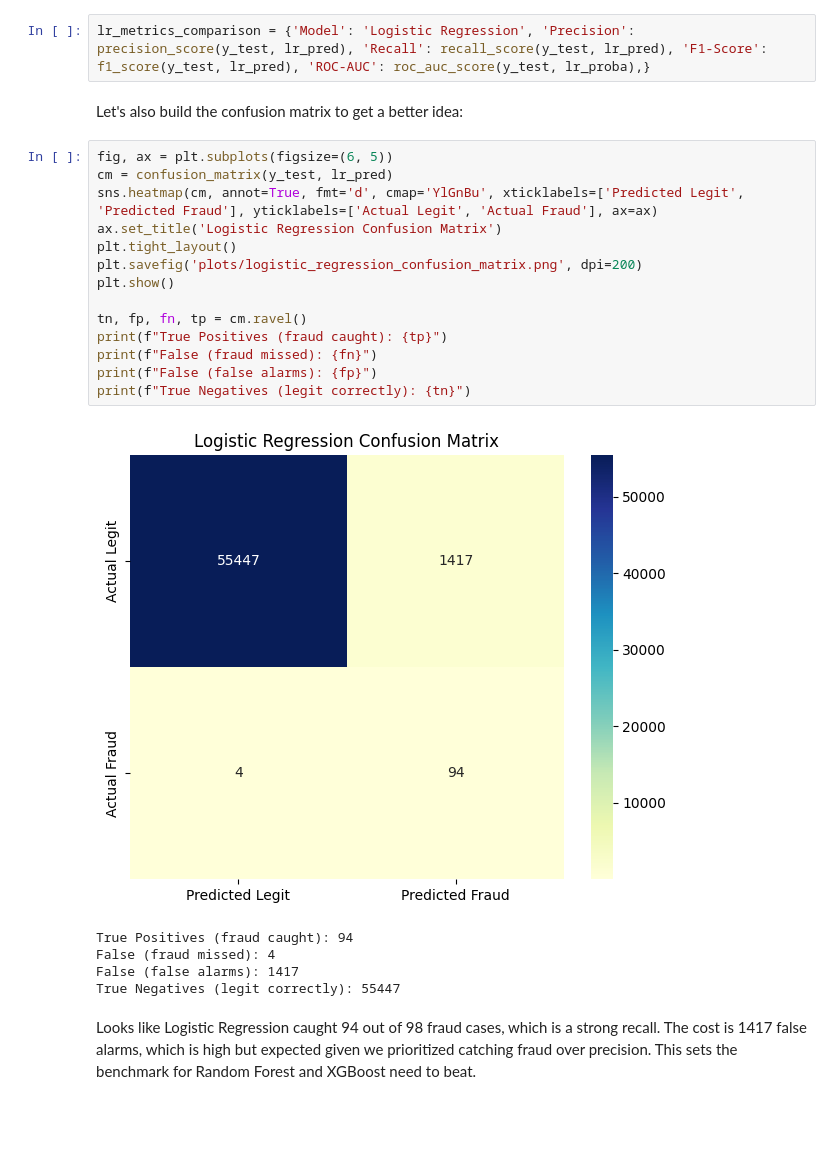
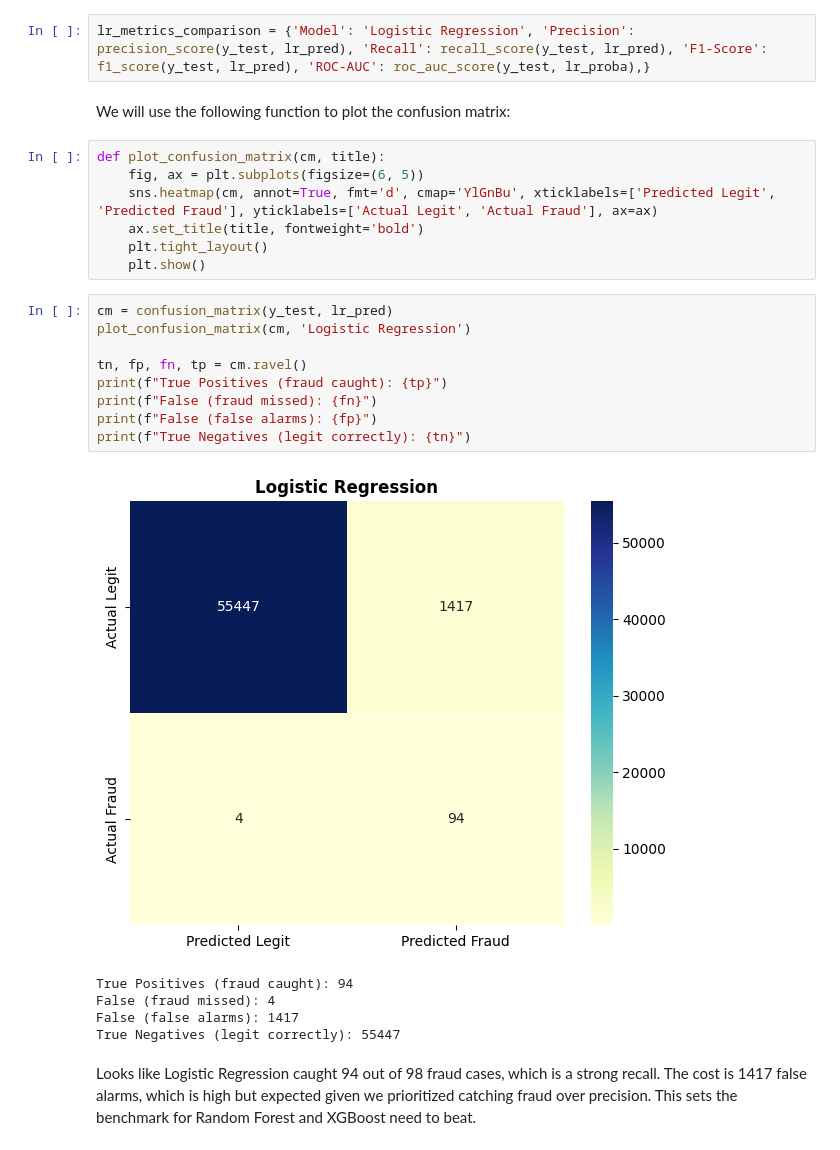
Before and after one commit to ShawarmaOnGit/ML-Assessment, a Jupyter notebook: credit_card_fraud_detection.ipynb, the cells around one changed output. Cells and saved outputs as stored; diff of their text form; blank space fills up the shorter version.

```diff
--- a/credit_card_fraud_detection.ipynb
+++ b/credit_card_fraud_detection.ipynb
@@ -528,23 +529,25 @@ Let's save the metrics in a dictionary to compare later:
 # %%
 lr_metrics_comparison = {'Model': 'Logistic Regression', 'Precision': precision_score(y_test, lr_pred), 'Recall': recall_score(y_test, lr_pred), 'F1-Score': f1_score(y_test, lr_pred), 'ROC-AUC': roc_auc_score(y_test, lr_proba),}
 # %% [markdown]
-Let's also build the confusion matrix to get a better idea:
+We will use the following function to plot the confusion matrix:
+# %%
+def plot_confusion_matrix(cm, title):
+    fig, ax = plt.subplots(figsize=(6, 5))
+    sns.heatmap(cm, annot=True, fmt='d', cmap='YlGnBu', xticklabels=['Predicted Legit', 'Predicted Fraud'], yticklabels=['Actual Legit', 'Actual Fraud'], ax=ax)
+    ax.set_title(title, fontweight='bold')
+    plt.tight_layout()
+    plt.show()
 # %%
-fig, ax = plt.subplots(figsize=(6, 5))
 cm = confusion_matrix(y_test, lr_pred)
-sns.heatmap(cm, annot=True, fmt='d', cmap='YlGnBu', xticklabels=['Predicted Legit', 'Predicted Fraud'], yticklabels=['Actual Legit', 'Actual Fraud'], ax=ax)
-ax.set_title('Logistic Regression Confusion Matrix')
-plt.tight_layout()
-plt.savefig('plots/logistic_regression_confusion_matrix.png', dpi=200)
-plt.show()
+plot_confusion_matrix(cm, 'Logistic Regression')
 
 tn, fp, fn, tp = cm.ravel()
 print(f"True Positives (fraud caught): {tp}")
 print(f"False (fraud missed): {fn}")
 print(f"False (false alarms): {fp}")
 print(f"True Negatives (legit correctly): {tn}")
 # %% [output]
-[figure, old version]
+[figure, new version]
 True Positives (fraud caught): 94
 False (fraud missed): 4
 False (false alarms): 1417
```
Also changed, not shown: parts of 43 cells of this notebook.
